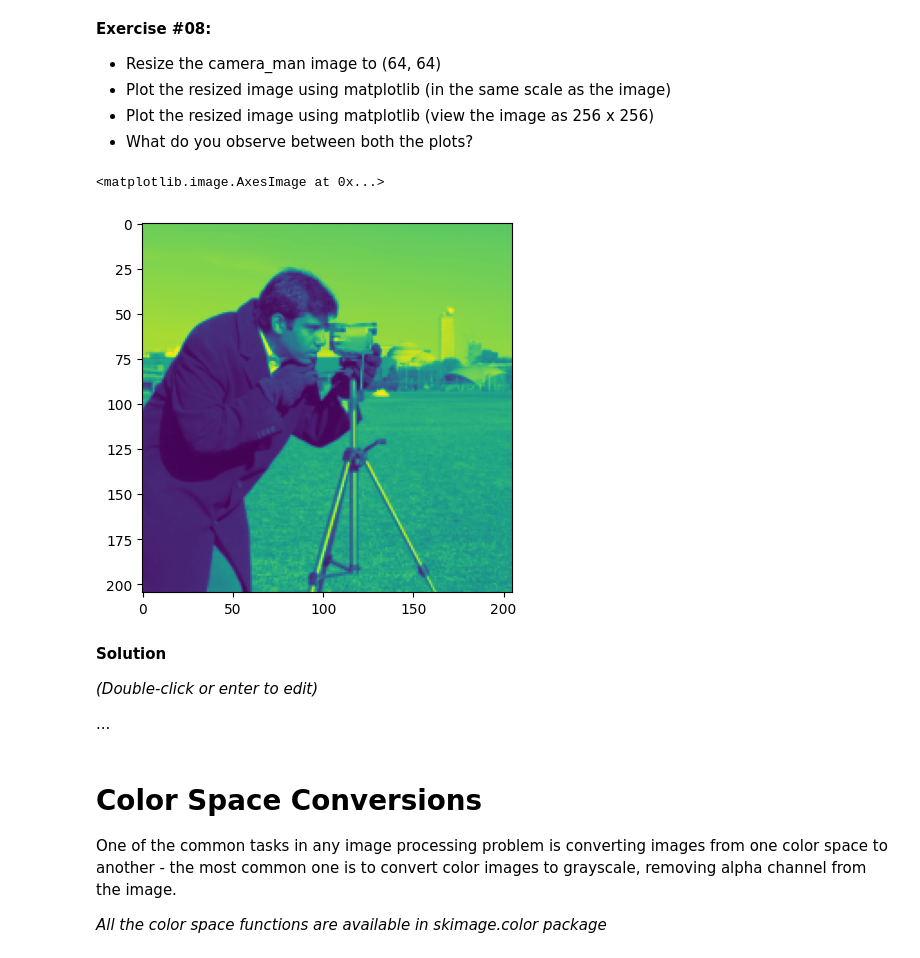
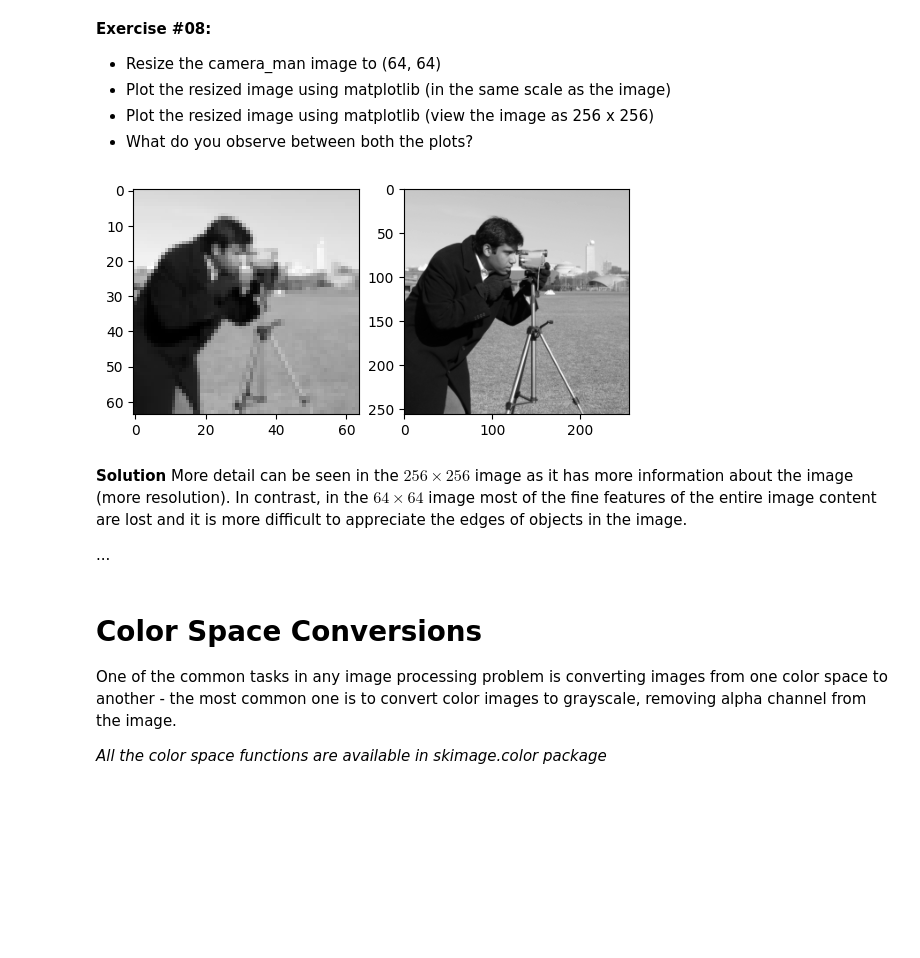
Before and after one commit to MarioROT/CV-MAI, a Jupyter notebook: Session 1/introduction_to_skimage.ipynb, the cells around one changed output. Saved outputs shown, nothing was run; the diff lists cells and outputs as text; code cells hidden in the pictures; blank space fills up the shorter version.

```diff
--- a/Session 1/introduction_to_skimage.ipynb
+++ b/Session 1/introduction_to_skimage.ipynb
@@ -289,22 +289,19 @@ As can be seen in the resulting images after the operations of dividing the valu
 *   Plot the resized image using matplotlib (in the same scale as the image)
 *   Plot the resized image using matplotlib (view the image as 256 x 256)
 *   What do you observe between both the plots?
-# %%
-# solution
-camera_image64 = resize(camera_image, (64,64))
-plt.imshow(camera_image64, cmap='gray')
-plt.show()
-plt.imshow(camera_image64, cmap='gray')
-plt.show()
-# %% [output]
-<matplotlib.image.AxesImage at 0x...>
-[figure, removed]
-# %% [markdown]
-**Solution**
-
-*(Double-click or enter to edit)*
-
-...
+# %%
+# solution
+fig, axs = plt.subplots(1,2)
+axs[0].imshow(resize(camera_image, (64,64)), cmap='gray')
+axs[1].imshow(resize(camera_image, (256,256)), cmap='gray')
+plt.show()
+# %% [output]
+[figure, added]
+# %% [markdown]
+**Solution**
+More detail can be seen in the $256\times256$ image as it has more information about the image (more resolution). In contrast, in the $64\times64$ image most of the fine features of the entire image content are lost and it is more difficult to appreciate the edges of objects in the image.
+
+...
 # %% [markdown]
 # Color Space Conversions
 
```
Also changed, not shown: parts of 4 cells of this notebook.
